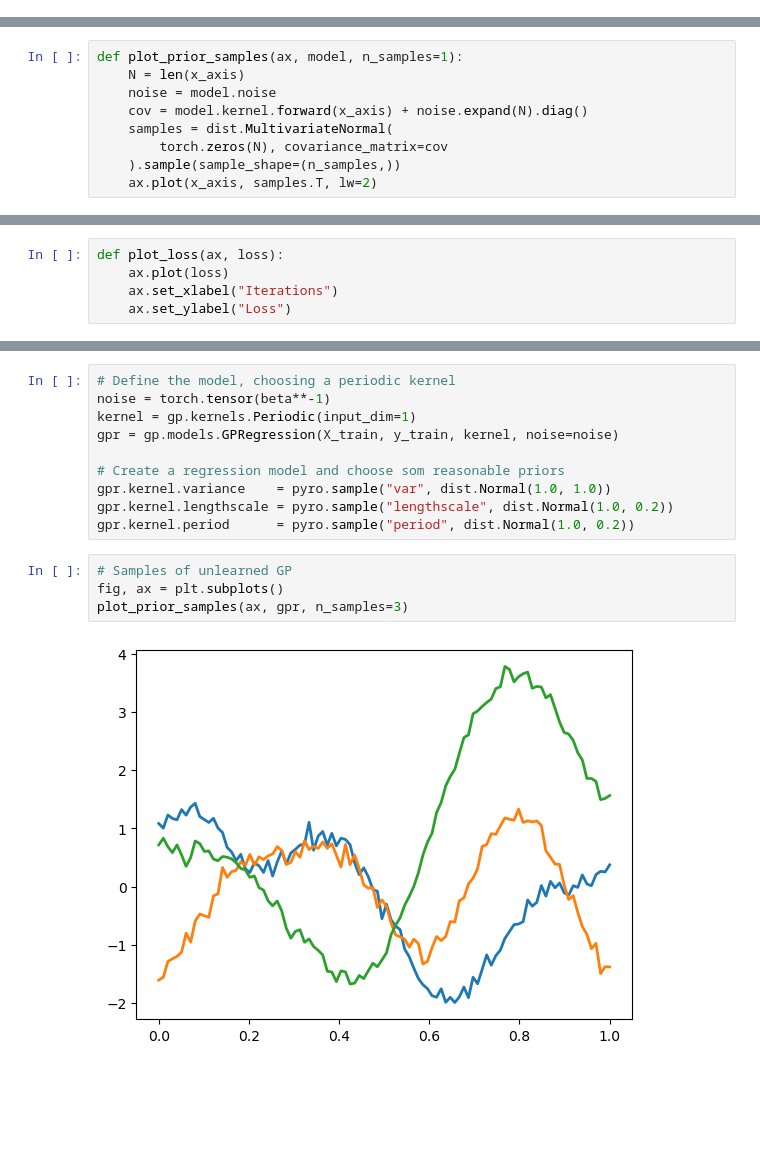
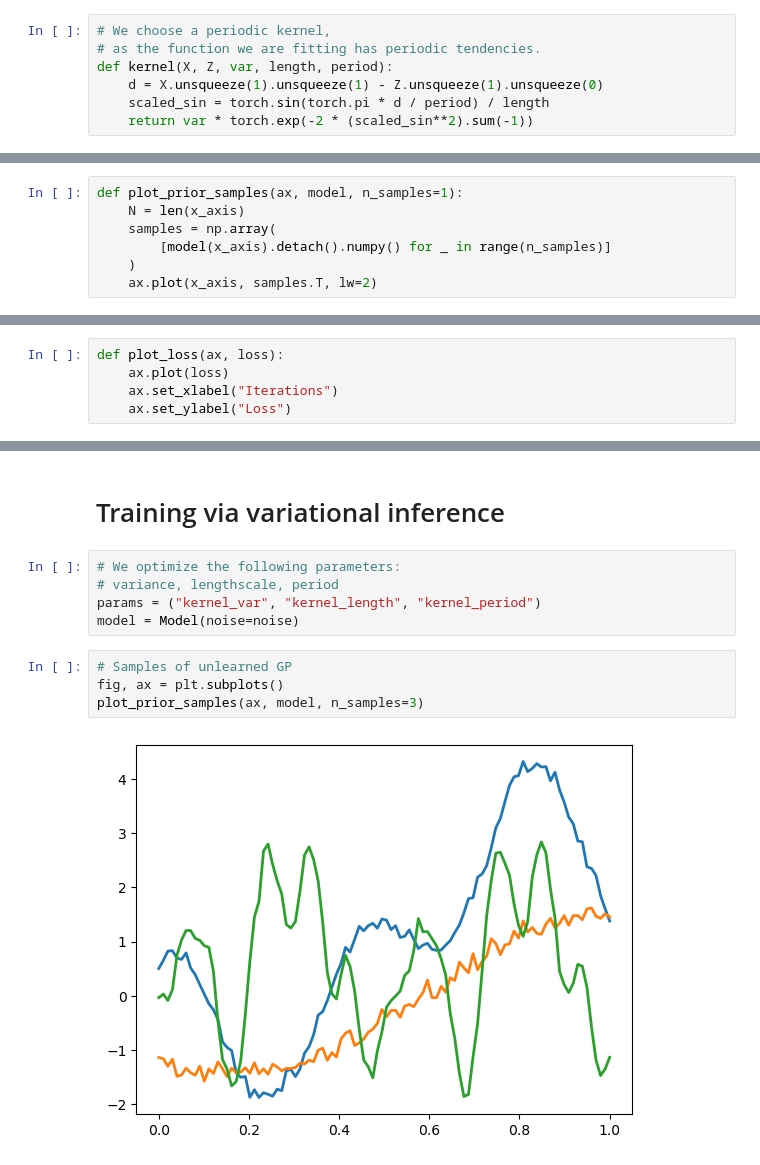
Before and after one commit to joshniemela/ProbabilisticML, a Jupyter notebook: exam/src/gp.ipynb, the cells around one changed output, grey strips where cells are left out. Cells and saved outputs as stored; diff of their text form; blank space fills up the shorter version.

```diff
--- a/exam/src/gp.ipynb
+++ b/exam/src/gp.ipynb
@@ -18,2 +26,9 @@ beta = 100
 X = torch.linspace(0.0, 1.0, N) # grid of observations
 x_axis = torch.linspace(0.0, 1.0, 100) # used for graphing
+# %%
+# We choose a periodic kernel,
+# as the function we are fitting has periodic tendencies.
+def kernel(X, Z, var, length, period):
+    d = X.unsqueeze(1).unsqueeze(1) - Z.unsqueeze(1).unsqueeze(0)
+    scaled_sin = torch.sin(torch.pi * d / period) / length
+    return var * torch.exp(-2 * (scaled_sin**2).sum(-1))
@@ -46,10 +110,8 @@ def plot_data(ax, X_train, y_train, X_test, y_test):
 # %%
 def plot_prior_samples(ax, model, n_samples=1):
     N = len(x_axis)
-    noise = model.noise
-    cov = model.kernel.forward(x_axis) + noise.expand(N).diag()
-    samples = dist.MultivariateNormal(
-        torch.zeros(N), covariance_matrix=cov
-    ).sample(sample_shape=(n_samples,))
+    samples = np.array(
+        [model(x_axis).detach().numpy() for _ in range(n_samples)]
+    )
     ax.plot(x_axis, samples.T, lw=2)
 # %%
@@ -82,17 +143,14 @@ plot_data(ax, X_train, y_train, X_test, y_test)
+# %% [markdown]
+# Training via variational inference
 # %%
-# Define the model, choosing a periodic kernel
-noise = torch.tensor(beta**-1)
-kernel = gp.kernels.Periodic(input_dim=1)
-gpr = gp.models.GPRegression(X_train, y_train, kernel, noise=noise)
-
-# Create a regression model and choose som reasonable priors
-gpr.kernel.variance    = pyro.sample("var", dist.Normal(1.0, 1.0))
-gpr.kernel.lengthscale = pyro.sample("lengthscale", dist.Normal(1.0, 0.2))
-gpr.kernel.period      = pyro.sample("period", dist.Normal(1.0, 0.2))
+# We optimize the following parameters:
+# variance, lengthscale, period
+params = ("kernel_var", "kernel_length", "kernel_period")
+model = Model(noise=noise)
 # %%
 # Samples of unlearned GP
 fig, ax = plt.subplots()
-plot_prior_samples(ax, gpr, n_samples=3)
+plot_prior_samples(ax, model, n_samples=3)
 # %% [output]
-[figure, old version]
+[figure, new version]
 # %%
```
Also changed, not shown: parts of 21 cells of this notebook.
